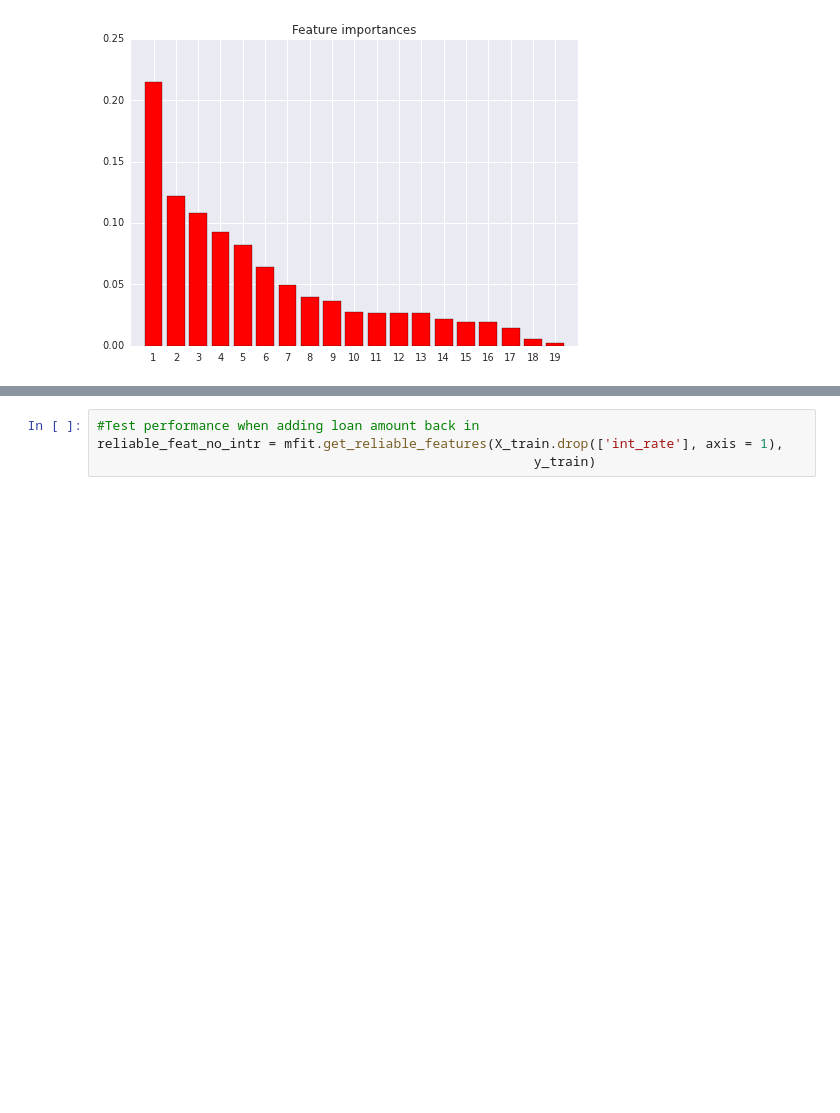
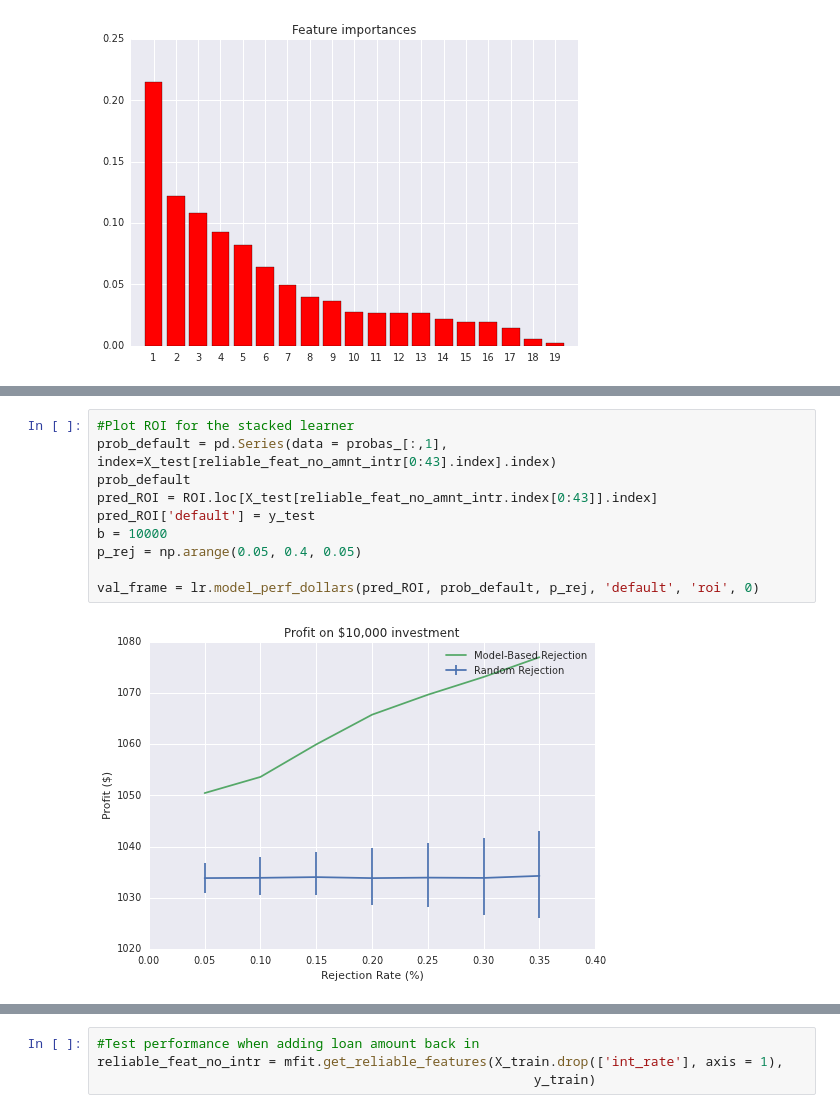
Before and after one commit to jsabrams/ds_workshop, a Jupyter notebook: capstone_project/model_performance.ipynb, the cells around one changed output, grey strips where cells are left out. Drawn from its saved outputs; the diff is of its cells as text; blank space fills up the shorter version.

```diff
--- a/capstone_project/model_performance.ipynb
+++ b/capstone_project/model_performance.ipynb
@@ -131,0 +195,12 @@ Feature ranking:
+# %%
+#Plot ROI for the stacked learner
+prob_default = pd.Series(data = probas_[:,1], index=X_test[reliable_feat_no_amnt_intr[0:43].index].index)
+prob_default
+pred_ROI = ROI.loc[X_test[reliable_feat_no_amnt_intr.index[0:43]].index]
+pred_ROI['default'] = y_test
+b = 10000
+p_rej = np.arange(0.05, 0.4, 0.05)
+
+val_frame = lr.model_perf_dollars(pred_ROI, prob_default, p_rej, 'default', 'roi', 0)
+# %% [output]
+[figure, added]
```
Also changed, not shown: parts of 19 cells of this notebook, 1 other file.
